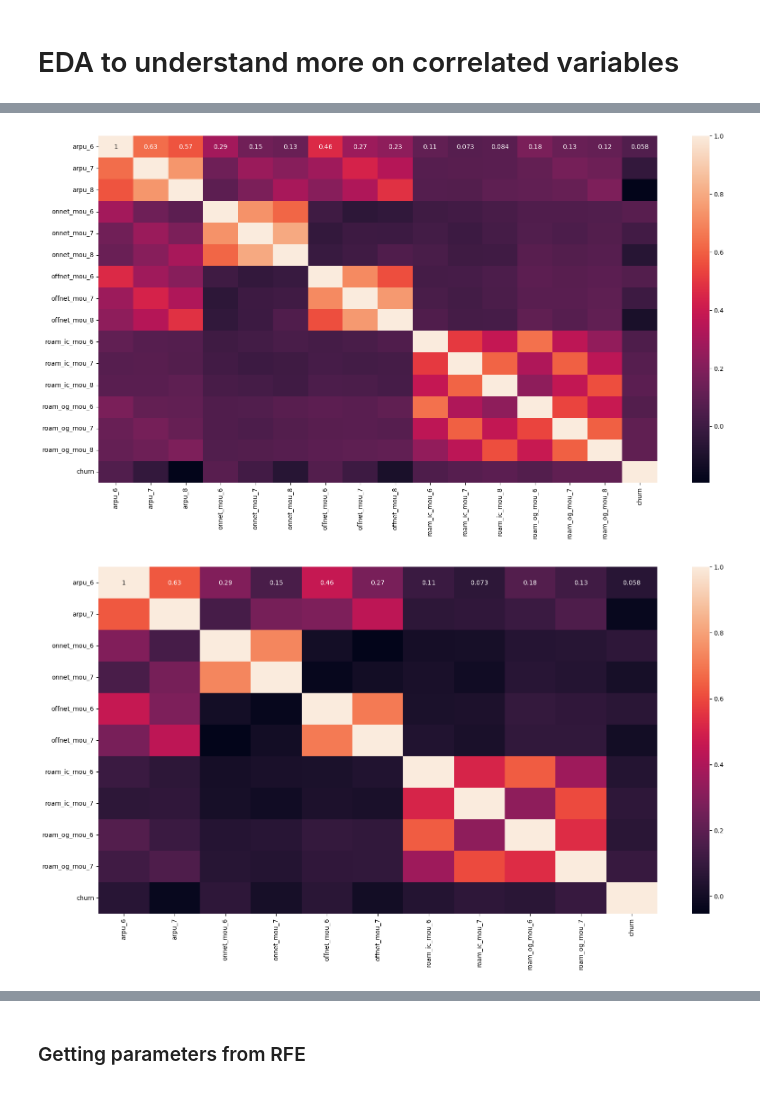
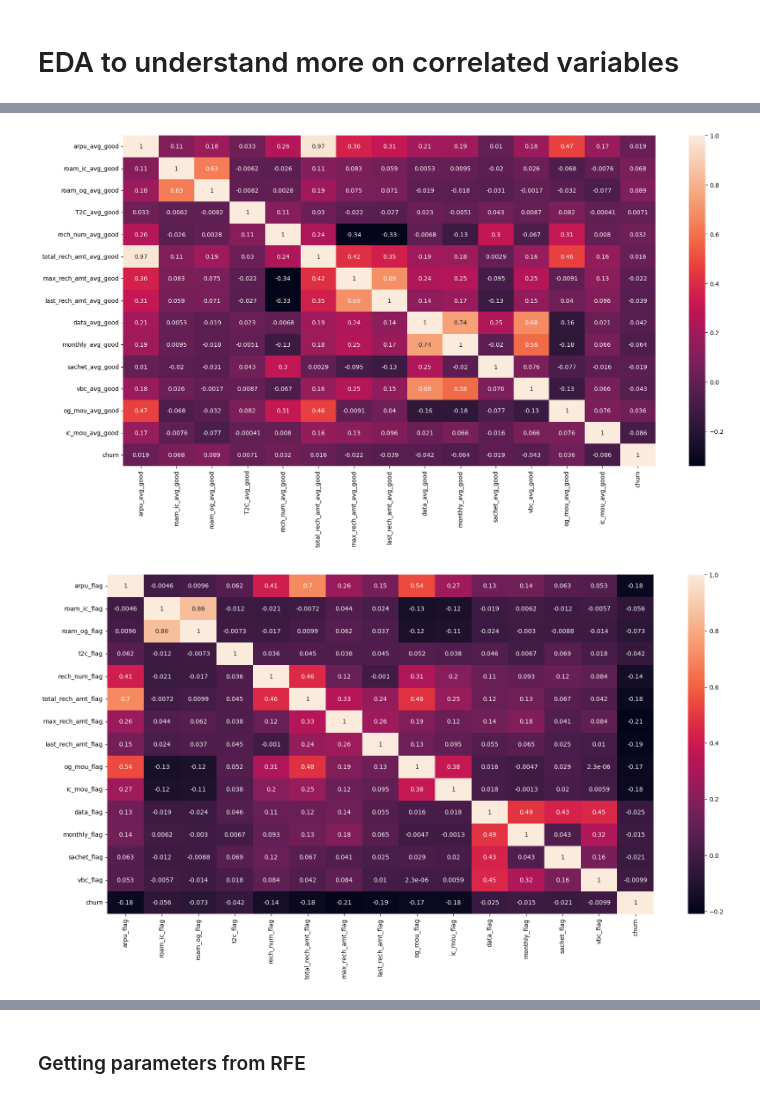
Before and after one commit to parijaatsunil/Telecom_Churn_Case_Study, a Jupyter notebook: Telecom Churn_July.ipynb, the cells around one changed output, grey strips where cells are left out. Saved outputs shown, nothing was run; the diff lists cells and outputs as text; code cells hidden in the pictures.

```diff
--- a/Telecom Churn_July.ipynb
+++ b/Telecom Churn_July.ipynb
@@ -660,16 +729,16 @@ data_df.shape
 # %%
-roam_cols = [col for col in data_high_val_cust.columns if 'roam_' in col or'arpu_' in col or'onnet_' in col or 'offnet_' in col]
+roam_cols = [col for col in data_df.columns if 'avg_good' in col]
 roam_cols.append('churn')
 plt.figure(figsize=(20,10))
-sns.heatmap(data_high_val_cust[roam_cols].corr(), annot=True)
+sns.heatmap(data_df[roam_cols].corr(), annot=True)
 plt.show()
 # %% [output]
-[figure, old version]
+[figure, new version]
 # %%
-roam_cols = [col for col in data_high_val_cust.columns if ('roam_' in col or'arpu_' in col or'onnet_' in col or 'offnet_' in col)and '_8' not in col]
+roam_cols = [col for col in data_df.columns if ('flag' in col)]
 roam_cols.append('churn')
 plt.figure(figsize=(20,10))
-sns.heatmap(data_high_val_cust[roam_cols].corr(), annot=True)
+sns.heatmap(data_df[roam_cols].corr(), annot=True)
 plt.show()
 # %% [output]
-[figure, old version]
+[figure, new version]
```
Also changed, not shown: parts of 98 cells of this notebook.
